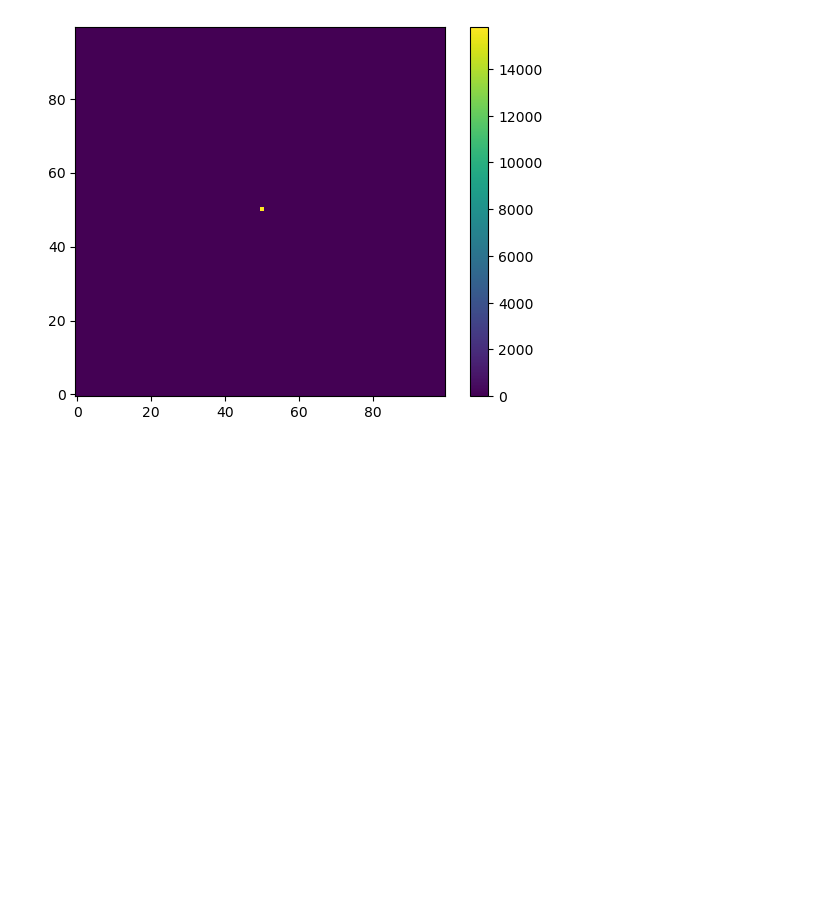
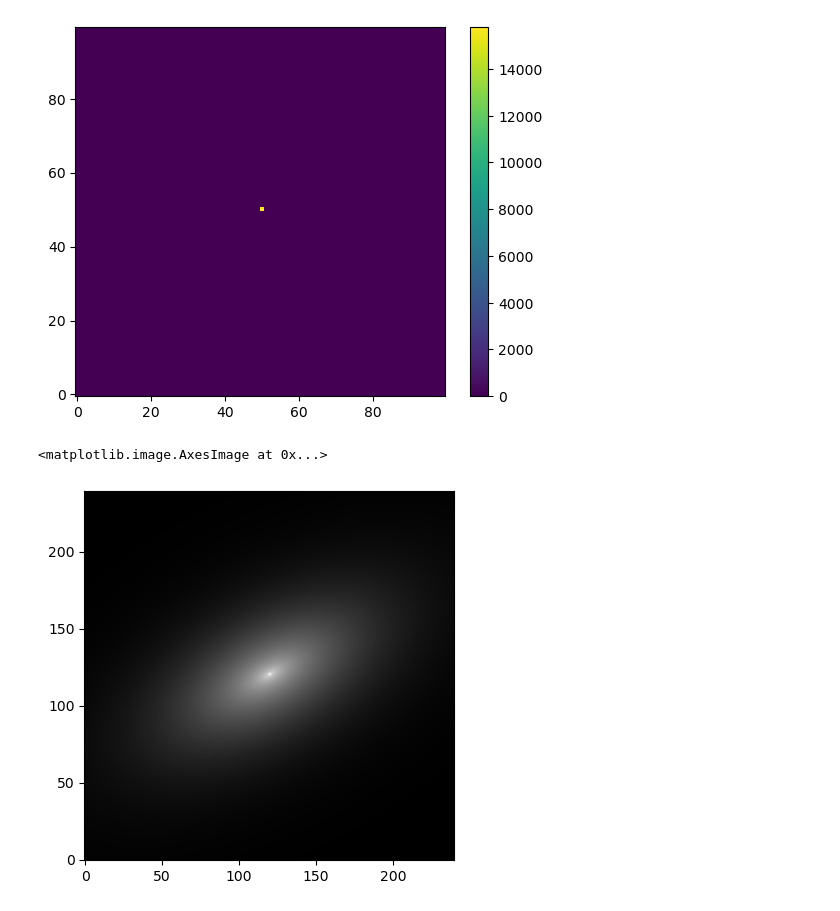
Before and after one commit to Kabelo-T/cluster_morph, a Jupyter notebook: toys+tests.ipynb, the cells around one changed output. Cells and saved outputs as stored; diff of their text form; code cells hidden in the pictures; blank space fills up the shorter version.

Commit message:
fixed plots

```diff
--- a/toys+tests.ipynb
+++ b/toys+tests.ipynb
@@ -157,3 +160,15 @@ plt.colorbar()
 # %% [output]
 <matplotlib.colorbar.Colorbar at 0x...>
 [figure]
+# %%
+ny, nx = 240, 240
+x, y = np.meshgrid(np.arange(240), np.arange(240))
+sersic_model = models.Sersic2D(
+    amplitude=1, r_eff=20, n=2.5, x_0=120, y_0=120,
+    ellip=0.5, theta=0.5)
+image = sersic_model(x, y)
+plt.imshow(image, cmap='gray', origin='lower',
+           norm=simple_norm(image, stretch='log', log_a=10000))
+# %% [output]
+<matplotlib.image.AxesImage at 0x...>
+[figure, added]
```
Also changed, not shown: parts of 10 cells of this notebook, 2 other files.
